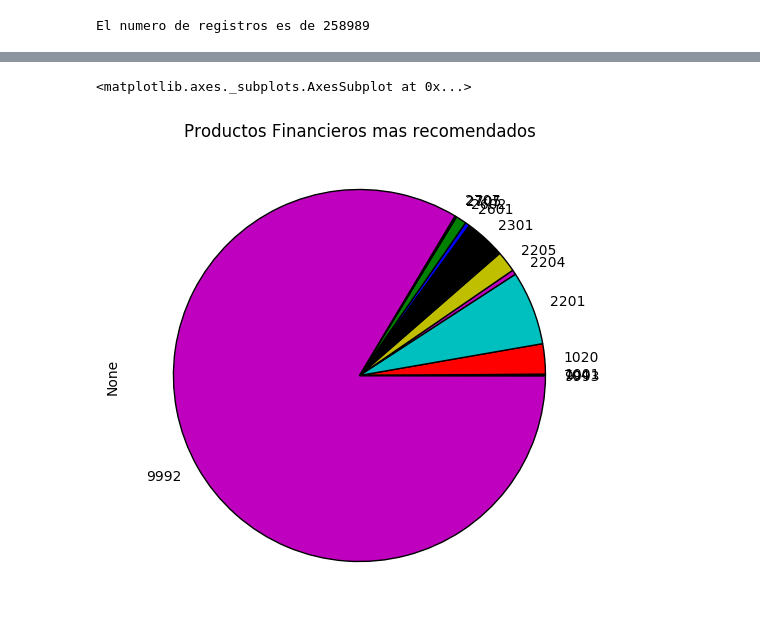
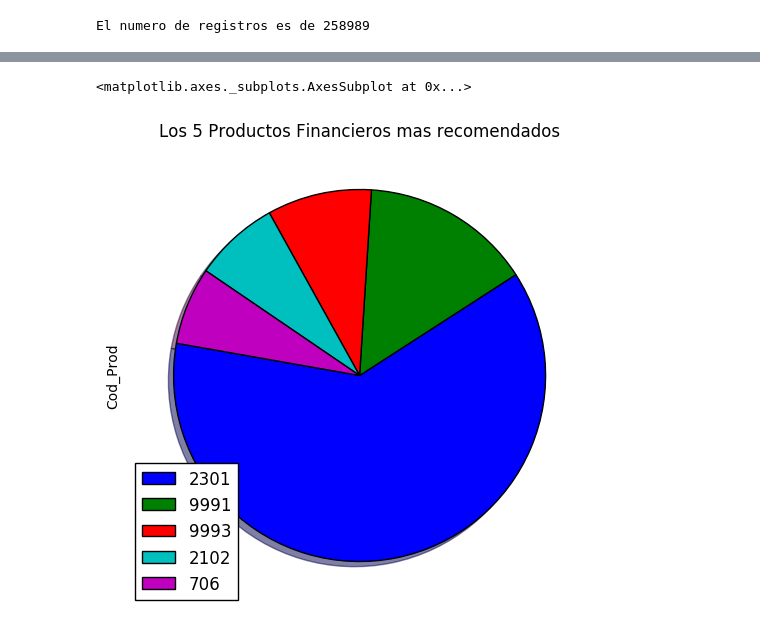
Before and after one commit to raul-pingarron/CAJAMAR-DATATHON-2017, a Jupyter notebook: DATATHON_CAJAMAR_2017.ipynb, the cells around one changed output, grey strips where cells are left out. Saved outputs shown, nothing was run; the diff lists cells and outputs as text; code cells hidden in the pictures.

```diff
--- a/DATATHON_CAJAMAR_2017.ipynb
+++ b/DATATHON_CAJAMAR_2017.ipynb
@@ -141,5 +144,5 @@ Cod_Prod
 dtype: int64
 # %%
-frame2 = frame.groupby(['Cod_Prod']).size()
-myplot = frame2.plot(kind='bar', title="Productos Financieros mas recomendados")
+frame2 = frame['Cod_Prod'].value_counts()
+my_plot = frame2.plot(kind='bar',title="Productos Financieros mas recomendados")
 # %% [output]
@@ -147,5 +150,6 @@ myplot = frame2.plot(kind='bar', title="Productos Financieros mas recomendados")
 # %%
-frame2.plot.pie(figsize=(6, 6), title="Productos Financieros mas recomendados")
+frame3 = frame2.head(5)
+frame3.plot.pie(figsize=(6, 6), title="Los 5 Productos Financieros mas recomendados", legend=True, labels=None, startangle=170, shadow=True)
 # %% [output]
 <matplotlib.axes._subplots.AxesSubplot at 0x...>
-[figure, old version]
+[figure, new version]
```
Also changed, not shown: parts of 5 cells of this notebook.
